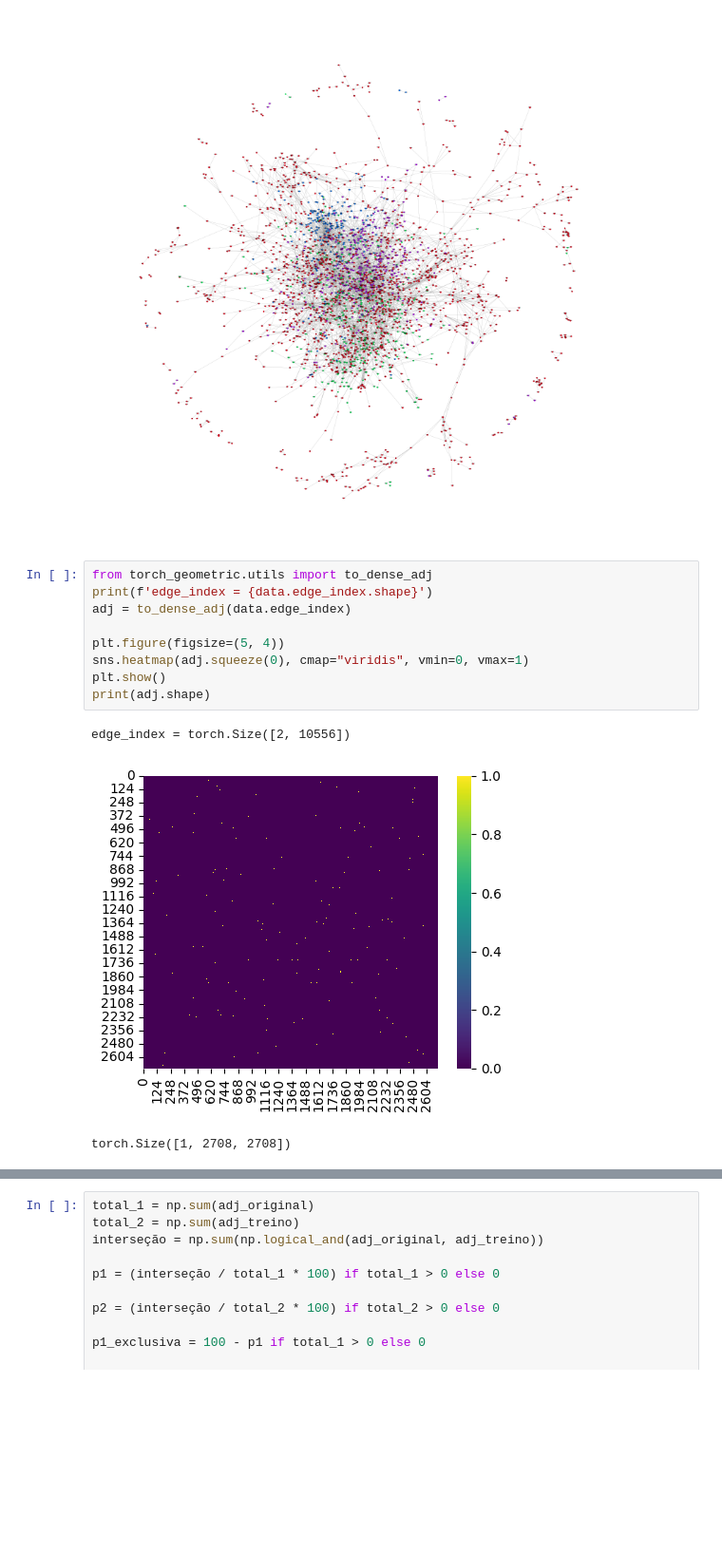
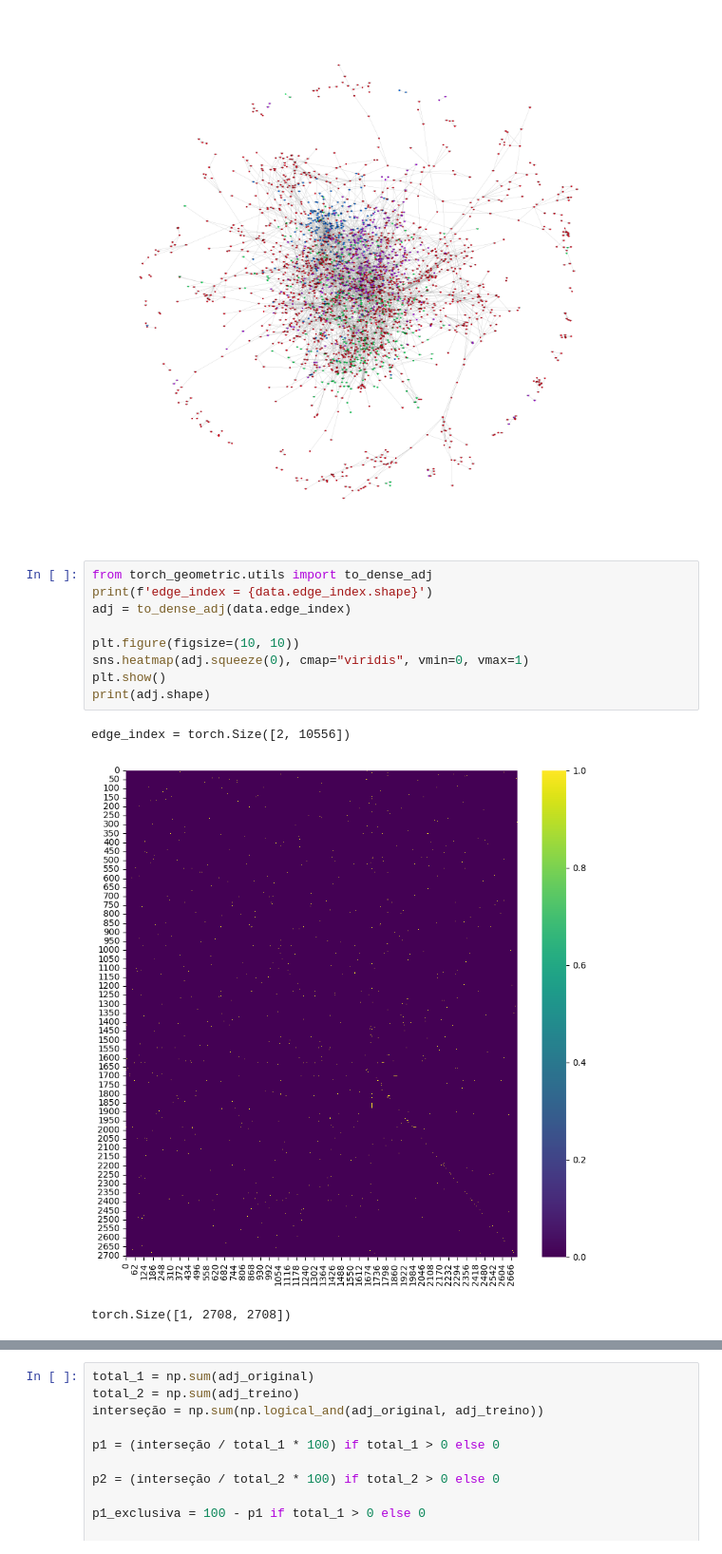
Before and after one commit to filipebcsilva/GCN-TUTORIAL, a Jupyter notebook: planetoid DGCN copy.ipynb, the cells around one changed output, grey strips where cells are left out. Shown at 95% size. Drawn from its saved outputs; the diff is of its cells as text; blank space fills up the shorter version.

```diff
--- a/planetoid DGCN copy.ipynb
+++ b/planetoid DGCN copy.ipynb
@@ -53,15 +53,15 @@ plt.show()
 # %%
 from torch_geometric.utils import to_dense_adj
 print(f'edge_index = {data.edge_index.shape}')
 adj = to_dense_adj(data.edge_index)
 
-plt.figure(figsize=(5, 4))
+plt.figure(figsize=(10, 10))
 sns.heatmap(adj.squeeze(0), cmap="viridis", vmin=0, vmax=1)
 plt.show()
 print(adj.shape)
 # %% [output]
 edge_index = torch.Size([2, 10556])
-[figure, old version]
+[figure, new version]
 torch.Size([1, 2708, 2708])
 # %%
 def sharp_sigmoid(x, sharpness=50, threshold=0.1):
```
Also changed, not shown: parts of 7 cells of this notebook, 2 other files.
